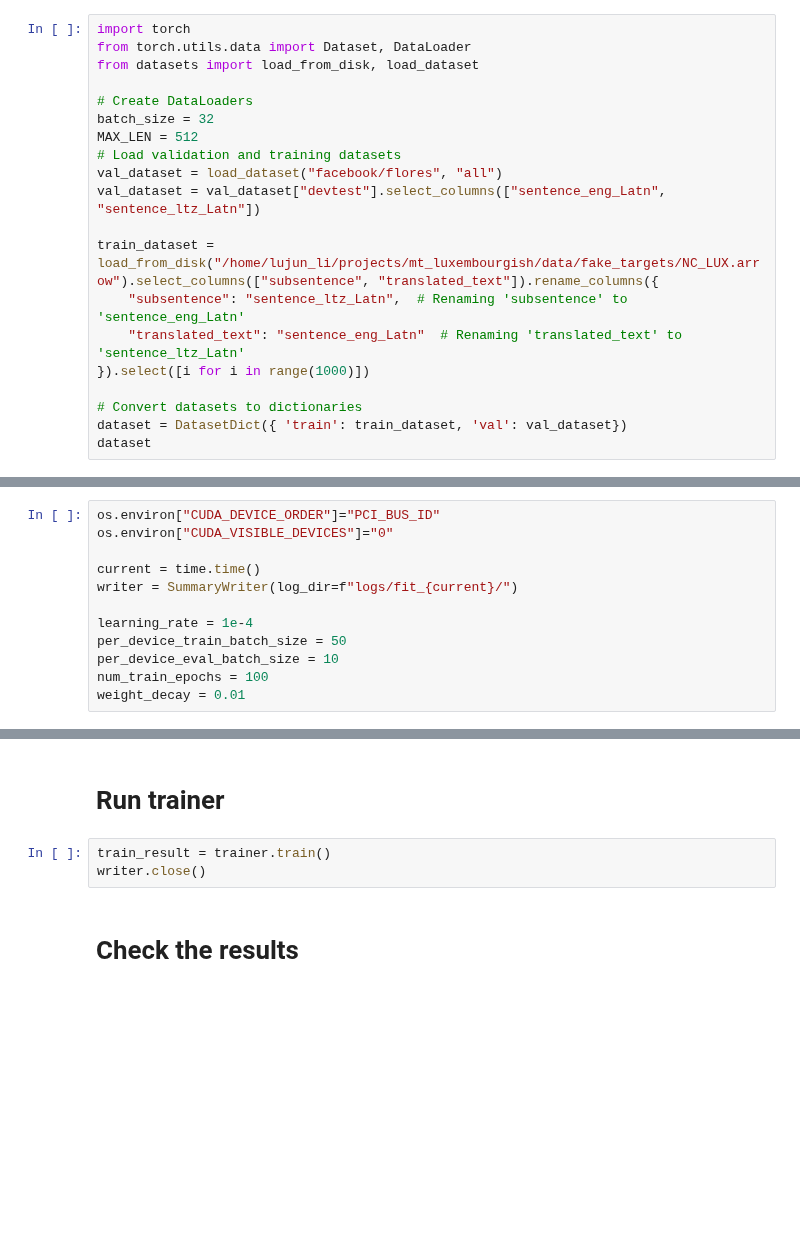
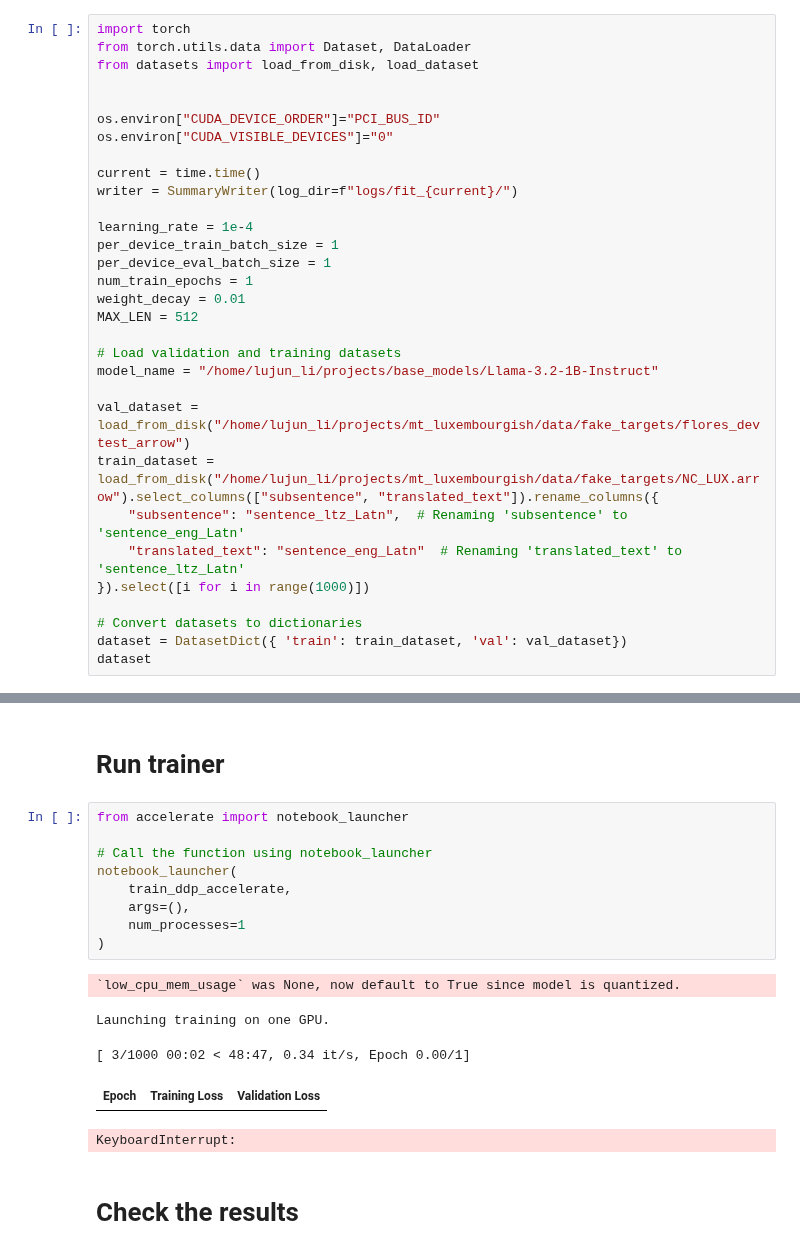
Before and after one commit to DobricLilujun/mt_luxembourgish, a Jupyter notebook: fine-tuning-llama3-MT.ipynb, the cells around one changed output, grey strips where cells are left out. Drawn from its saved outputs; the diff is of its cells as text; blank space fills up the shorter version.

Commit message:
udpate for multi-gpu training

```diff
--- a/fine-tuning-llama3-MT.ipynb
+++ b/fine-tuning-llama3-MT.ipynb
@@ -43,13 +43,24 @@ import torch
 from torch.utils.data import Dataset, DataLoader
 from datasets import load_from_disk, load_dataset
 
-# Create DataLoaders
-batch_size = 32
+
+os.environ["CUDA_DEVICE_ORDER"]="PCI_BUS_ID"
+os.environ["CUDA_VISIBLE_DEVICES"]="0"
+
+current = time.time()
+writer = SummaryWriter(log_dir=f"logs/fit_{current}/")
+
+learning_rate = 1e-4
+per_device_train_batch_size = 1
+per_device_eval_batch_size = 1
+num_train_epochs = 1
+weight_decay = 0.01
 MAX_LEN = 512
+
 # Load validation and training datasets
-val_dataset = load_dataset("facebook/flores", "all")
-val_dataset = val_dataset["devtest"].select_columns(["sentence_eng_Latn", "sentence_ltz_Latn"])
+model_name = "/home/lujun_li/projects/base_models/Llama-3.2-1B-Instruct"
 
+val_dataset = load_from_disk("/home/lujun_li/projects/mt_luxembourgish/data/fake_targets/flores_devtest_arrow")
 train_dataset = load_from_disk("/home/lujun_li/projects/mt_luxembourgish/data/fake_targets/NC_LUX.arrow").select_columns(["subsentence", "translated_text"]).rename_columns({
     "subsentence": "sentence_ltz_Latn",  # Renaming 'subsentence' to 'sentence_eng_Latn'
     "translated_text": "sentence_eng_Latn"  # Renaming 'translated_text' to 'sentence_ltz_Latn'
@@ -69,18 +80,6 @@ DatasetDict({
         num_rows: 1012
     })
 })
-# %%
-os.environ["CUDA_DEVICE_ORDER"]="PCI_BUS_ID"
-os.environ["CUDA_VISIBLE_DEVICES"]="0"
-
-current = time.time()
-writer = SummaryWriter(log_dir=f"logs/fit_{current}/")
-
-learning_rate = 1e-4
-per_device_train_batch_size = 50
-per_device_eval_batch_size = 10
-num_train_epochs = 100
-weight_decay = 0.01
 # %% [markdown]
 ## Load Model
 # %%
@@ -191,8 +203,20 @@ trainer = CustomTrainer(
 # %% [markdown]
 # Run trainer
-# %%
-train_result = trainer.train()
-writer.close()
+# %%
+from accelerate import notebook_launcher
+
+# Call the function using notebook_launcher
+notebook_launcher(
+    train_ddp_accelerate,
+    args=(),
+    num_processes=1
+)
+# %% [output]
+`low_cpu_mem_usage` was None, now default to True since model is quantized.
+Launching training on one GPU.
+[ 3/1000 00:02 < 48:47, 0.34 it/s, Epoch 0.00/1]
+| Epoch | Training Loss | Validation Loss |
+KeyboardInterrupt:
 # %% [markdown]
 # Check the results
 # %%
```
Also changed, not shown: parts of 4 cells of this notebook.
